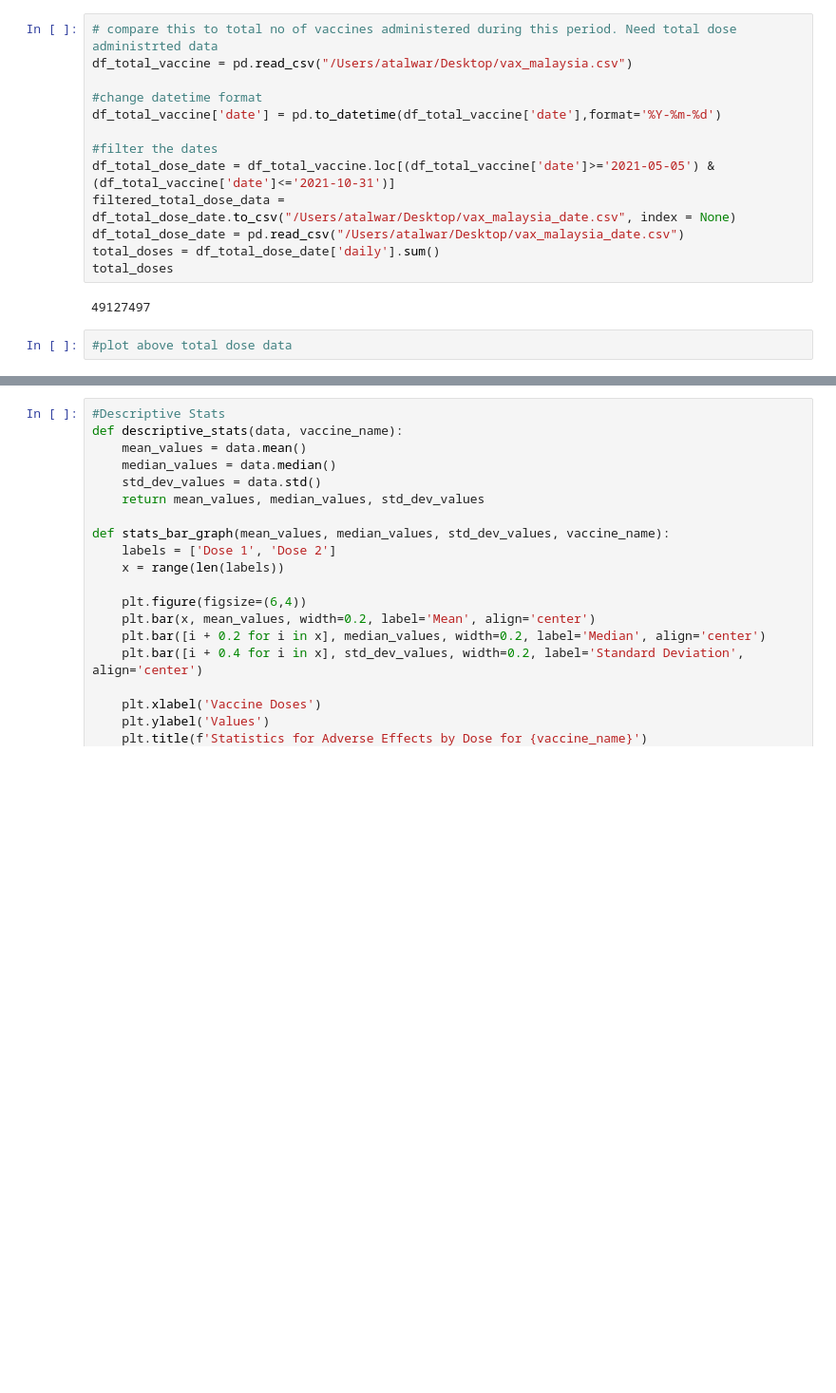
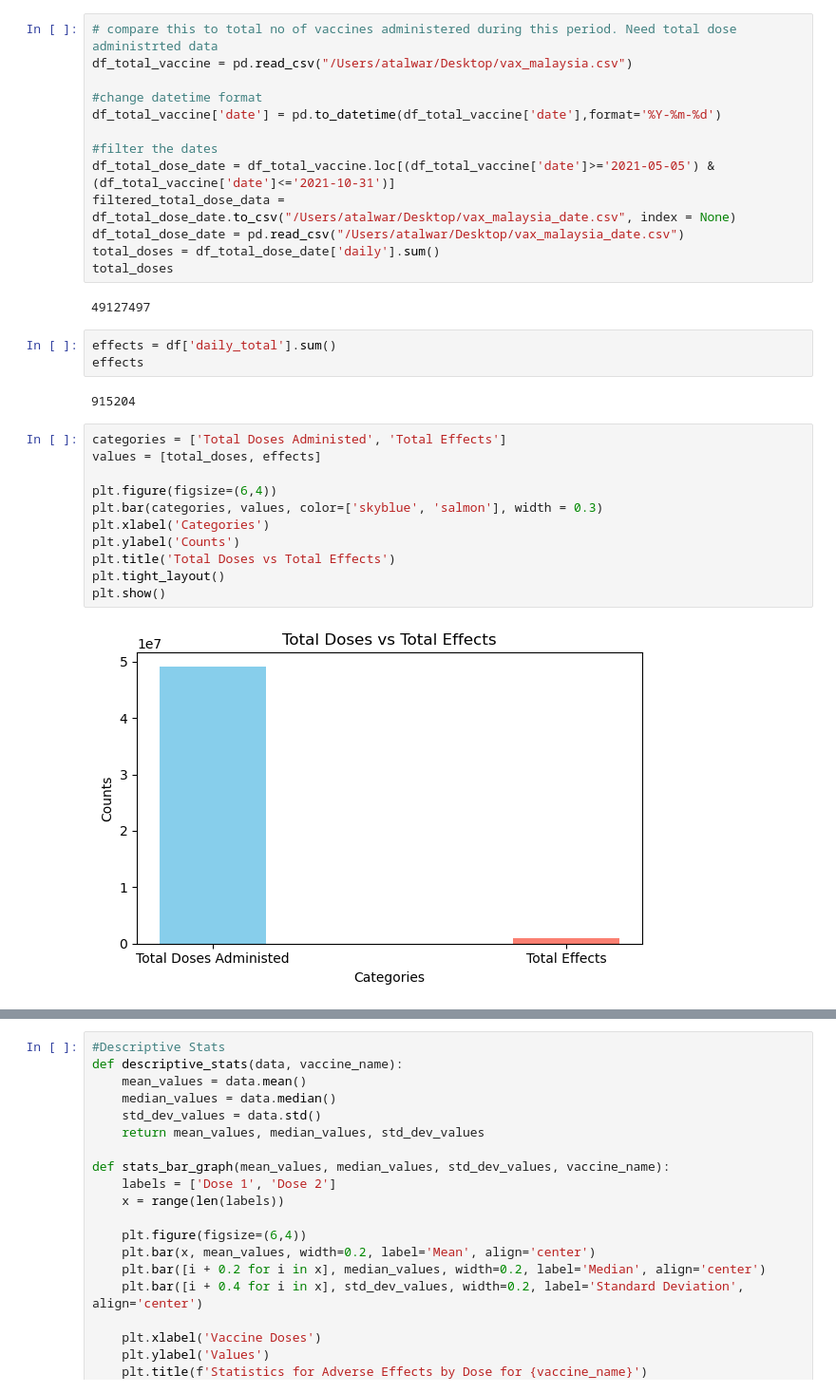
Before and after one commit to kamal089601/HIA302_Project, a Jupyter notebook: Simran_covid19_vaccine.ipynb, the cells around one changed output, grey strips where cells are left out. Shown: that part at 95% size. Drawn from its saved outputs; the diff is of its cells as text; blank space fills up the shorter version.

```diff
--- a/Simran_covid19_vaccine.ipynb
+++ b/Simran_covid19_vaccine.ipynb
@@ -53,8 +106,24 @@ total_doses = df_total_dose_date['daily'].sum()
 total_doses
 # %% [output]
 49127497
+# %%
+effects = df['daily_total'].sum()
+effects
+# %% [output]
+915204
 # %%
-#plot above total dose data
+categories = ['Total Doses Administed', 'Total Effects']
+values = [total_doses, effects]
+
+plt.figure(figsize=(6,4))
+plt.bar(categories, values, color=['skyblue', 'salmon'], width = 0.3)
+plt.xlabel('Categories')
+plt.ylabel('Counts')
+plt.title('Total Doses vs Total Effects')
+plt.tight_layout()
+plt.show()
+# %% [output]
+[figure, added]
 # %%
 # each vaccine adverse effects after dose1 and dose2 . Reported by MySJ
 astrazeneca_data = df[df['vaxtype'] == 'astrazeneca']
```
Also changed, not shown: parts of 8 cells of this notebook.
